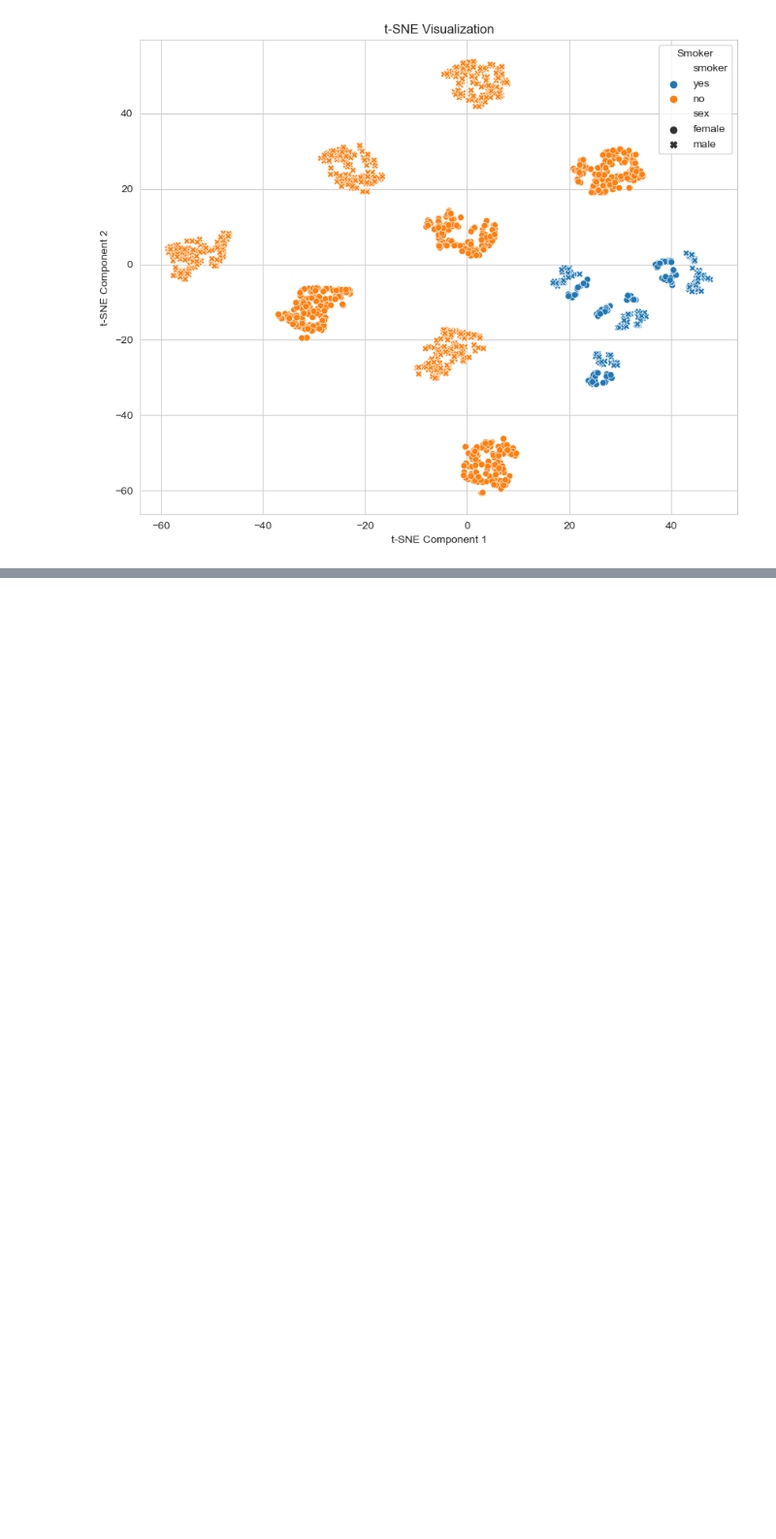
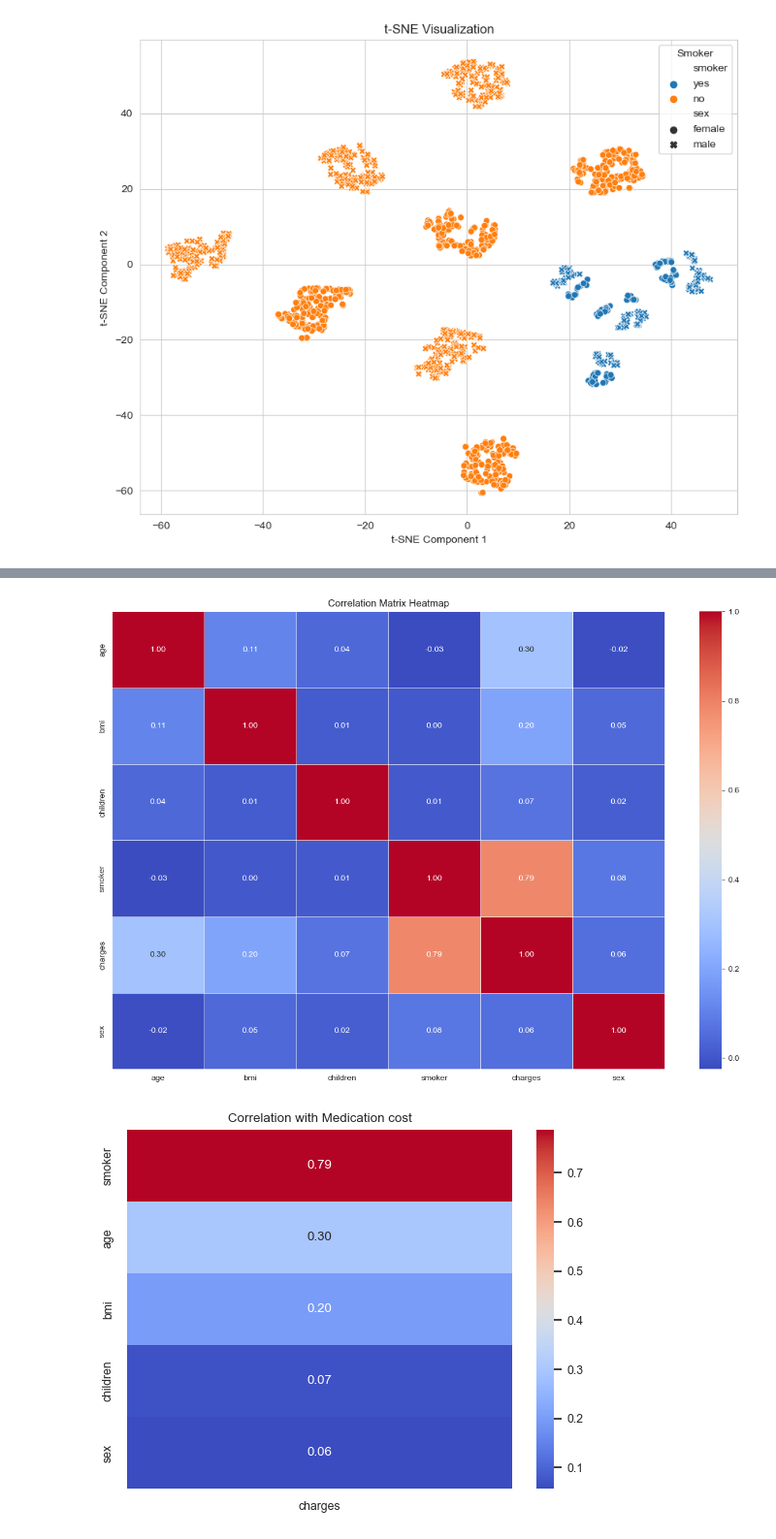
Before and after one commit to Cpizzle1/medical_cost, a Jupyter notebook: final_project.ipynb, the cells around one changed output, grey strips where cells are left out. Shown at 97% size. Saved outputs shown, nothing was run; the diff lists cells and outputs as text; code cells hidden in the pictures; blank space fills up the shorter version.

Commit message:
correlation matrix in other findings added

```diff
--- a/final_project.ipynb
+++ b/final_project.ipynb
@@ -325,0 +328,17 @@ plt.show()
+# %%
+data = pd.read_csv("data/insurance.csv")
+data['smoker'] = data['smoker'].map({'yes': 1, 'no': 0})
+data['sex'] = data['sex'].map({'male': 1, 'female': 0})
+numerical_columns = ['age', 'bmi', 'children', 'smoker', 'charges', 'sex']
+scaler = StandardScaler()
+
+# Scale the numerical columns
+scaled_numerical = scaler.fit_transform(data[numerical_columns])
+
+# Convert the scaled numerical columns
+scaled_numerical_df = pd.DataFrame(scaled_numerical, columns=numerical_columns)
+# # Drop the original numerical columns
+# dummy_variables = dummy_variables.drop(numerical_columns, axis=1)
+
+# # Concatenate the dummy variables and scaled numerical columns
+# processed_df = pd.concat([dummy_variables, scaled_numerical_df], axis=1)
@@ -325,0 +361,24 @@ plt.show()
+# %%
+correlation_matrix = scaled_numerical_df.corr()
+plt.figure(figsize=(15, 10))
+sns.heatmap(correlation_matrix, annot=True, cmap='coolwarm', linewidths=0.5, fmt='.2f')
+plt.title("Correlation Matrix Heatmap")
+plt.show()
+
+corr = scaled_numerical_df.corr()
+target_corr = corr['charges'].drop('charges')
+
+# Sort correlation values in descending order
+target_corr_sorted = target_corr.sort_values(ascending=False)
+
+#Graph II
+# Create a heatmap of the correlations with the target column
+sns.set(font_scale=0.8)
+sns.set_style("white")
+sns.set_palette("PuBuGn_d")
+sns.heatmap(target_corr_sorted.to_frame(), cmap="coolwarm", annot=True, fmt='.2f')
+plt.title('Correlation with Medication cost')
+plt.show()
+# %% [output]
+[figure, added]
+[figure, added]
```
Also changed, not shown: parts of 4 cells of this notebook, 4 other files.
